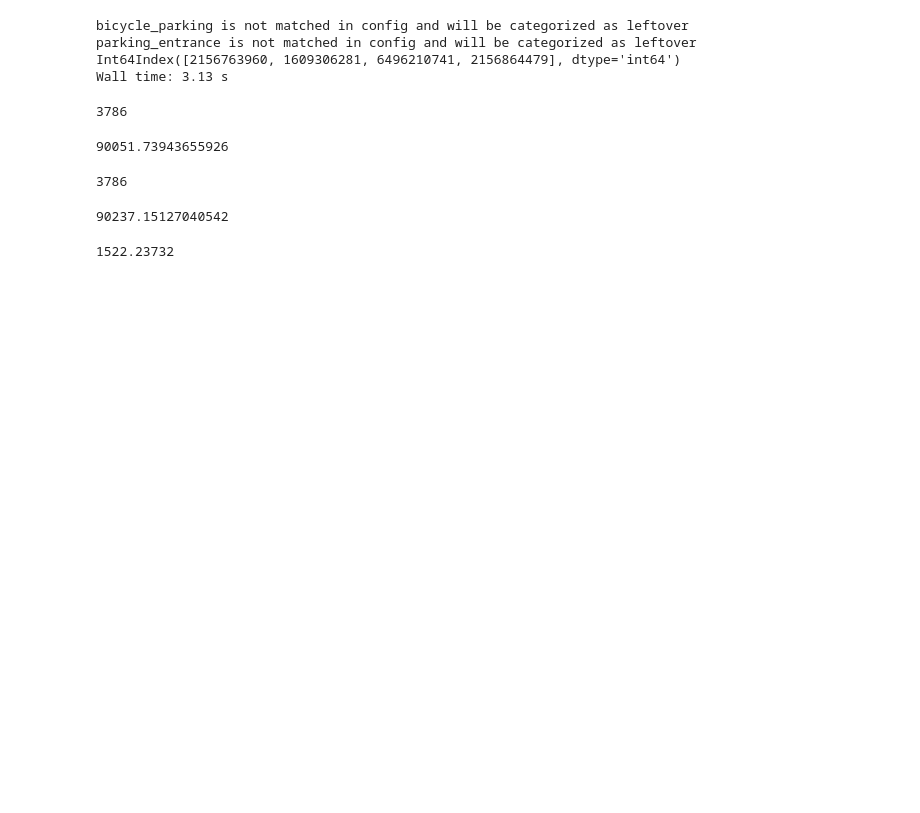
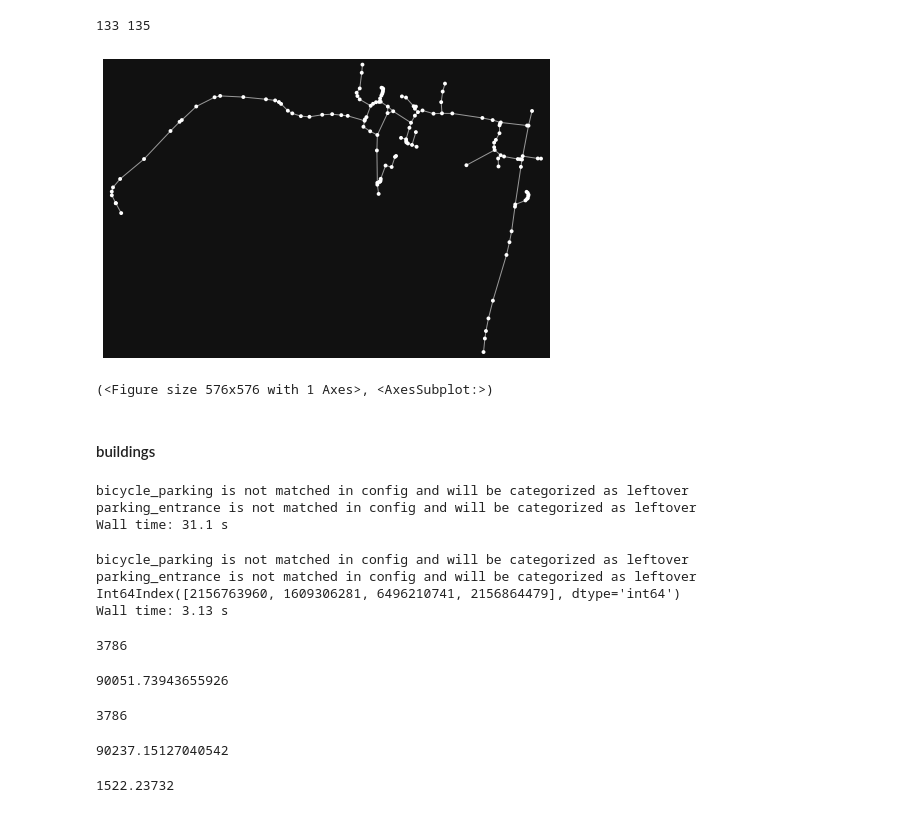
Before and after one commit to openego/ding0, a Jupyter notebook: ding0/build_df_from_sql.ipynb, the cells around one changed output. Cells and saved outputs as stored; diff of their text form; code cells hidden in the pictures; blank space fills up the shorter version.

```diff
--- a/ding0/build_df_from_sql.ipynb
+++ b/ding0/build_df_from_sql.ipynb
@@ -64,0 +113,22 @@ session_osm = create_session_osm()
+# %%
+%%time
+
+
+ways_db = get_osm_ways(polygon.wkt, session_osm)
+
+
+# new approach build graph from df
+ways_sql_df = pd.read_sql(
+    ways_db.statement,
+    #con=session_osm.bind both ways are working. select the easier/ more appropriate one
+    con=engine_osm
+)
+
+
+# to_shape(geo)
+ways_sql_df['geometry'] = ways_sql_df.apply(lambda way: to_shape(way.geometry), axis=1)
+
+# get coords from linestring
+ways_sql_df['geometry'] = ways_sql_df.apply(lambda x: list(x['geometry'].coords), axis=1)
+
+G = build_graph(ways_sql_df)
@@ -65,3 +144,38 @@ session_osm = create_session_osm()
+# %%
+print(len(G.nodes), len(G.edges))
+ox.plot_graph(G)
+# %% [output]
+133 135
+[figure, added]
+(<Figure size 576x576 with 1 Axes>, <AxesSubplot:>)
+# %% [markdown]
+#### buildings
+# %%
+%%time
+
+### Load bays
+ways = session_osm.query(Way).filter(func.st_intersects(func.ST_GeomFromText(polygon.wkt, get_config_osm('srid')), Way.geometry))
+
+
+graph = build_graph_from_ways(ways, polygon, False, False)
+
+
+### Load buildings_w_a
+buildings_w_a = session_osm.query(Buildings_with_Amenities).filter(func.st_intersects(func.ST_GeomFromText(polygon.wkt, get_config_osm('srid')), Buildings_with_Amenities.geometry_amenity))
+
+### Load buildings_wo_a
+buildings_wo_a = session_osm.query(Building_wo_Amenity).filter(func.st_intersects(func.ST_GeomFromText(polygon.wkt, get_config_osm('srid')), Building_wo_Amenity.geometry))
+
+### Load buildings_wo_a
+amenities_ni_Buildings = session_osm.query(Amenities_ni_Buildings).filter(func.st_intersects(func.ST_GeomFromText(polygon.wkt, get_config_osm('srid')), Amenities_ni_Buildings.geometry))
+
+
+# parameterization and merge to buildings_df
+buildings_w_loads_deprecated = parameterize_by_load_profiles_IT_DEPRECATED(buildings_w_a, buildings_wo_a, amenities_ni_Buildings)
+# %% [output]
+bicycle_parking is not matched in config and will be categorized as leftover
+parking_entrance is not matched in config and will be categorized as leftover
+Wall time: 31.1 s
 # %%
 %%time
 
```
Also changed, not shown: parts of 9 cells of this notebook.
